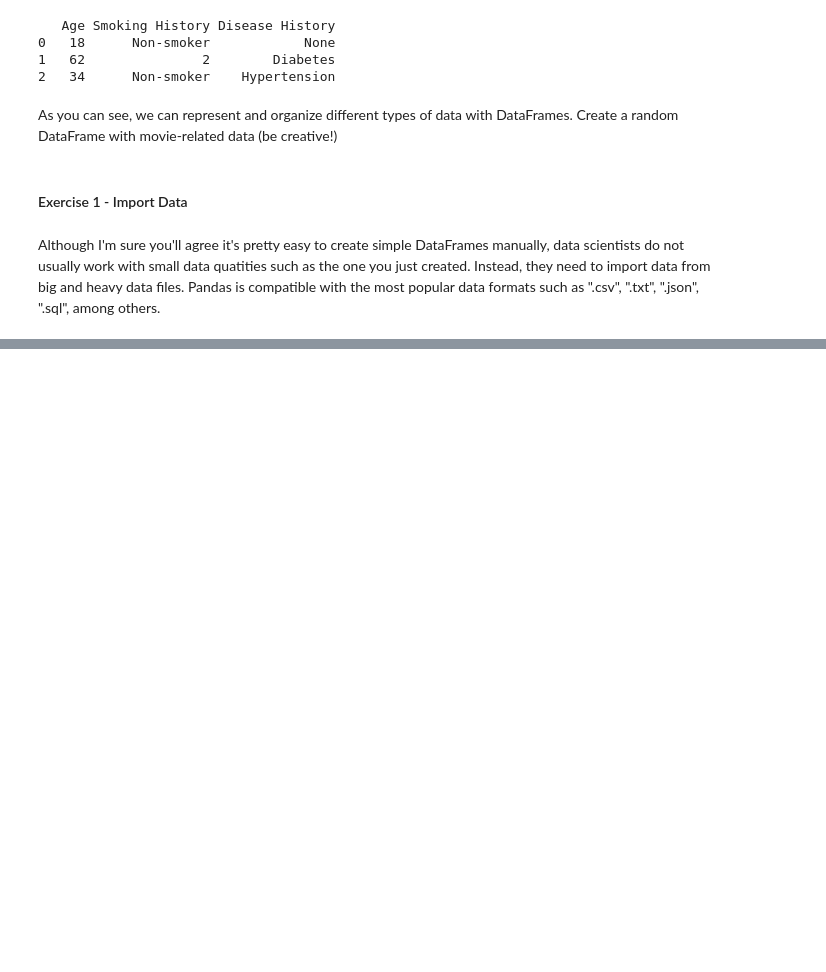
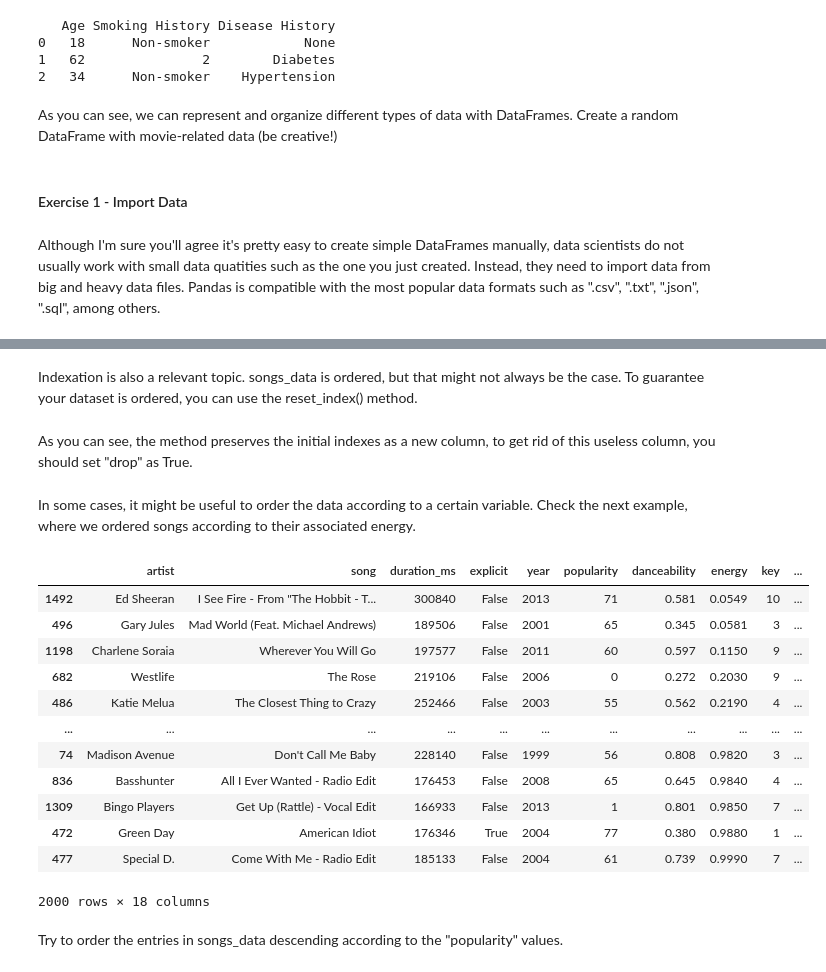
Before and after one commit to bmaribeiro/machine_learning_intro, a Jupyter notebook: notebooks/ml_frameworks.ipynb, the cells around one changed output, grey strips where cells are left out. Cells and saved outputs as stored; diff of their text form; code cells hidden in the pictures; blank space fills up the shorter version.

```diff
--- a/notebooks/ml_frameworks.ipynb
+++ b/notebooks/ml_frameworks.ipynb
@@ -310,0 +511,2 @@ Let's begin by importing tabular data from a ".csv" file. Run the following cell
+# %% [markdown]
+Indexation is also a relevant topic. songs_data is ordered, but that might not always be the case. To guarantee your dataset is ordered, you can use the reset_index() method.
@@ -310,0 +515,2 @@ Let's begin by importing tabular data from a ".csv" file. Run the following cell
+# %% [markdown]
+As you can see, the method preserves the initial indexes as a new column, to get rid of this useless column, you should set "drop" as True.
@@ -310,0 +519,20 @@ Let's begin by importing tabular data from a ".csv" file. Run the following cell
+# %% [markdown]
+In some cases, it might be useful to order the data according to a certain variable. Check the next example, where we ordered songs according to their associated energy.
+# %%
+songs_data.sort_values(by='energy', ascending=True)
+# %% [output]
+|  | artist | song | duration_ms | explicit | year | popularity | danceability | energy | key | ... |
+| 1492 | Ed Sheeran | I See Fire - From "The Hobbit - T... | 300840 | False | 2013 | 71 | 0.581 | 0.0549 | 10 | ... |
+| 496 | Gary Jules | Mad World (Feat. Michael Andrews) | 189506 | False | 2001 | 65 | 0.345 | 0.0581 | 3 | ... |
+| 1198 | Charlene Soraia | Wherever You Will Go | 197577 | False | 2011 | 60 | 0.597 | 0.1150 | 9 | ... |
+| 682 | Westlife | The Rose | 219106 | False | 2006 | 0 | 0.272 | 0.2030 | 9 | ... |
+| 486 | Katie Melua | The Closest Thing to Crazy | 252466 | False | 2003 | 55 | 0.562 | 0.2190 | 4 | ... |
+| ... | ... | ... | ... | ... | ... | ... | ... | ... | ... | ... |
+| 74 | Madison Avenue | Don't Call Me Baby | 228140 | False | 1999 | 56 | 0.808 | 0.9820 | 3 | ... |
+| 836 | Basshunter | All I Ever Wanted - Radio Edit | 176453 | False | 2008 | 65 | 0.645 | 0.9840 | 4 | ... |
+| 1309 | Bingo Players | Get Up (Rattle) - Vocal Edit | 166933 | False | 2013 | 1 | 0.801 | 0.9850 | 7 | ... |
+| 472 | Green Day | American Idiot | 176346 | True | 2004 | 77 | 0.380 | 0.9880 | 1 | ... |
+| 477 | Special D. | Come With Me - Radio Edit | 185133 | False | 2004 | 61 | 0.739 | 0.9990 | 7 | ... |
+2000 rows × 18 columns
+# %% [markdown]
+Try to order the entries in songs_data descending according to the "popularity" values.
```
Also changed, not shown: parts of 64 cells of this notebook, 2 other files.
